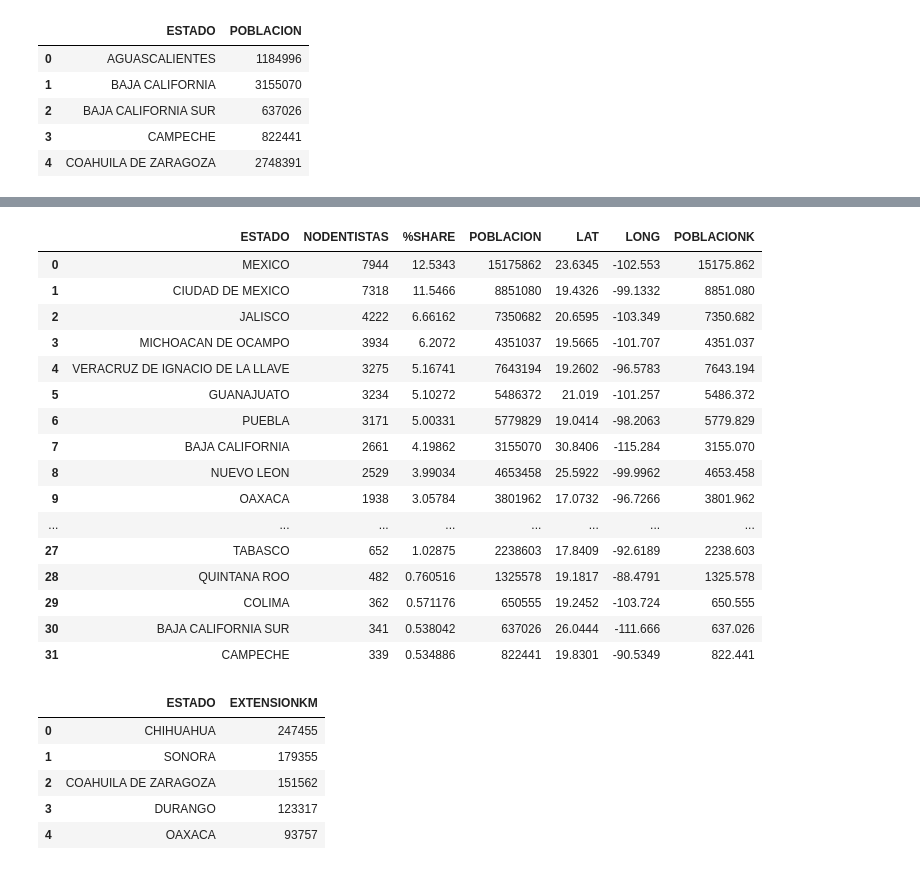
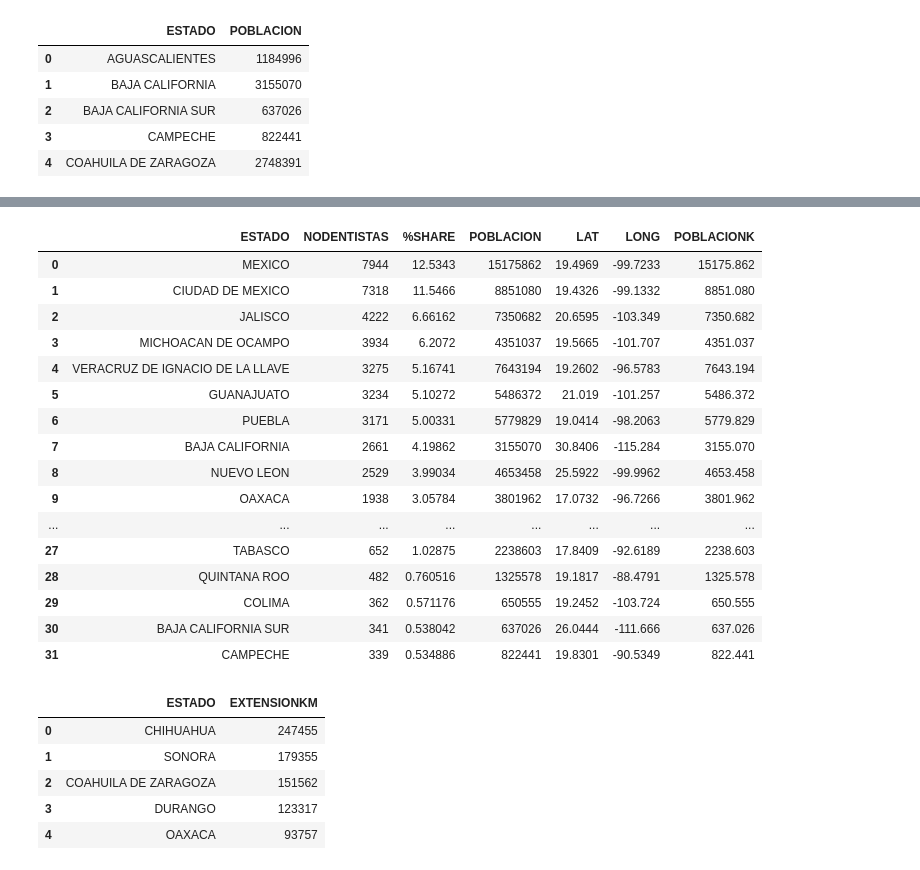
Before and after one commit to KACHIHUAHUA/Project1, a Jupyter notebook: P5DENTISTASMEX.ipynb, the cells around one changed output, grey strips where cells are left out. Drawn from its saved outputs; the diff is of its cells as text; code cells hidden in the pictures.

```diff
--- a/P5DENTISTASMEX.ipynb
+++ b/P5DENTISTASMEX.ipynb
@@ -278,7 +258,7 @@ poblacionxestado.head()
 # %%
 MERGEESTADODENTIS = pd.merge(RELACIONESTADODENTIS, poblacionxestado, on="ESTADO")
 MERGEESTADODENTIS['ESTADO'] = MERGEESTADODENTIS['ESTADO'].replace(
-    {'BAJA CALIFORNIA': 'BAJA CALIFORNIA NORTE, MEXICO', 'SONORA': 'SONORA, MEXICO','DURANGO':'DURANGO, MEXICO'})
+    {'BAJA CALIFORNIA': 'BAJA CALIFORNIA NORTE, MEXICO', 'SONORA': 'SONORA, MEXICO','DURANGO':'DURANGO, MEXICO','MEXICO':'ESTADO DE MEXICO,MEXICO'})
 MERGEESTADODENTIS
 # %% [output]
 |  | ESTADO | NODENTISTAS | %SHARE | POBLACION |
@@ -369,14 +349,14 @@ CAMPECHE Estado encontrada
 # %%
 MERGEESTADODENTISGEO = pd.merge(MERGEESTADODENTIS, baselatlon, on="ESTADO")
 MERGEESTADODENTISGEO["POBLACION"] = MERGEESTADODENTISGEO["POBLACION"].apply(pd.to_numeric)
 MERGEESTADODENTISGEO2=MERGEESTADODENTISGEO.set_index('ESTADO')
 MERGEESTADODENTISGEO ['ESTADO'] = MERGEESTADODENTISGEO ['ESTADO'].replace(
-    {'BAJA CALIFORNIA NORTE, MEXICO':'BAJA CALIFORNIA', 'SONORA, MEXICO':'SONORA','DURANGO, MEXICO':'DURANGO'})
+    {'BAJA CALIFORNIA NORTE, MEXICO':'BAJA CALIFORNIA', 'SONORA, MEXICO':'SONORA','DURANGO, MEXICO':'DURANGO','ESTADO DE MEXICO,MEXICO':'MEXICO'})
 MERGEESTADODENTISGEO['POBLACIONK'] = (MERGEESTADODENTISGEO.POBLACION / 1000)
 MERGEESTADODENTISGEO
 # %% [output]
 |  | ESTADO | NODENTISTAS | %SHARE | POBLACION | LAT | LONG | POBLACIONK |
-| 0 | MEXICO | 7944 | 12.5343 | 15175862 | 23.6345 | -102.553 | 15175.862 |
+| 0 | MEXICO | 7944 | 12.5343 | 15175862 | 19.4969 | -99.7233 | 15175.862 |
 | 1 | CIUDAD DE MEXICO | 7318 | 11.5466 | 8851080 | 19.4326 | -99.1332 | 8851.080 |
 | 2 | JALISCO | 4222 | 6.66162 | 7350682 | 20.6595 | -103.349 | 7350.682 |
 | 3 | MICHOACAN DE OCAMPO | 3934 | 6.2072 | 4351037 | 19.5665 | -101.707 | 4351.037 |
```
Also changed, not shown: parts of 13 cells of this notebook, 11 other files.
